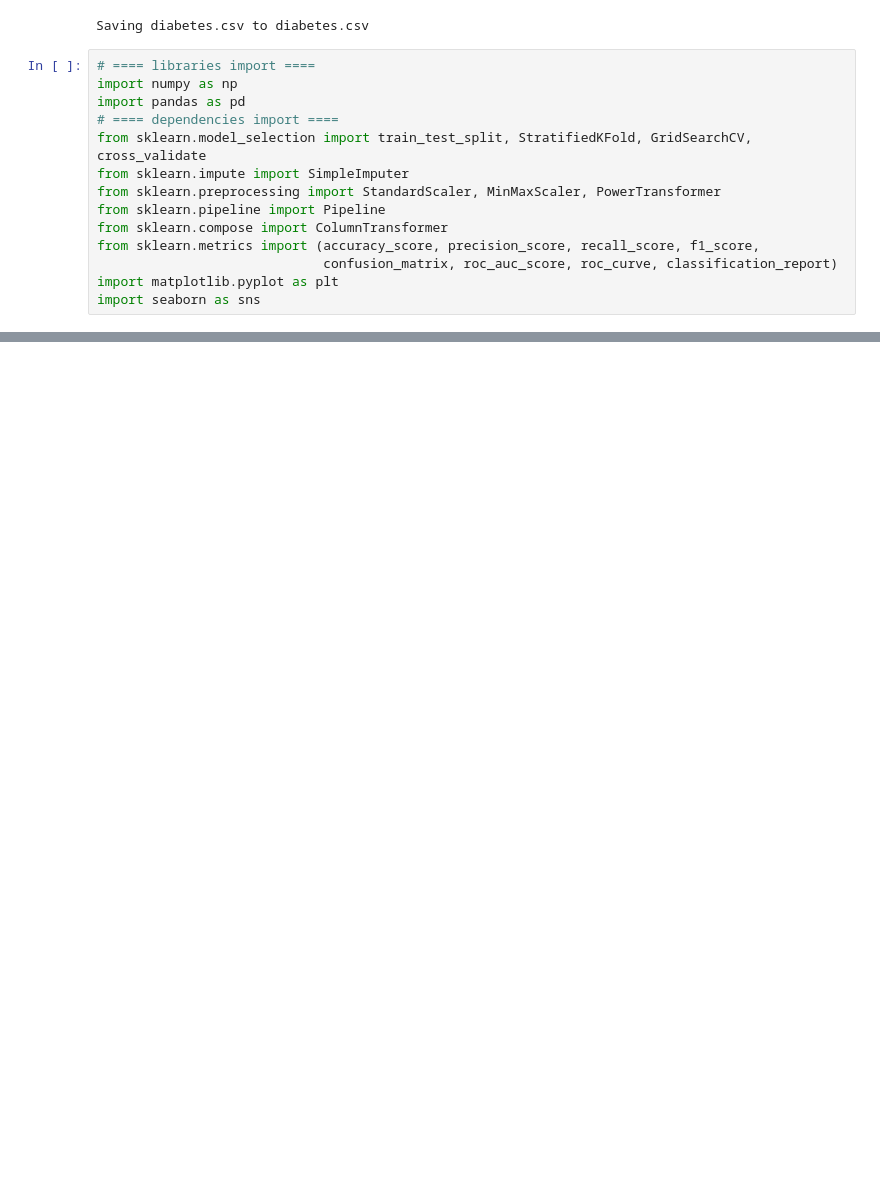
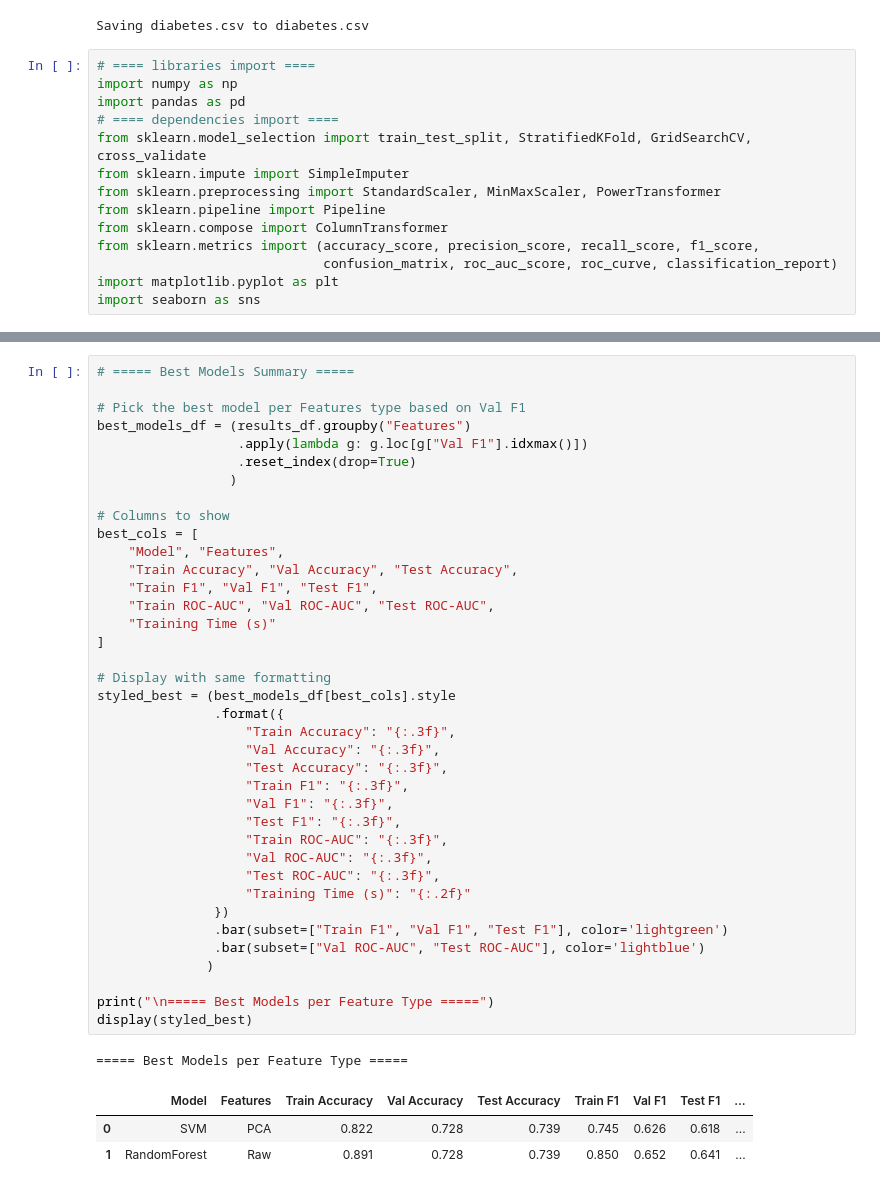
Before and after one commit to Alx-a-cod/MLiterallyConfused, a Jupyter notebook: ML_Assignment_1.ipynb, the cells around one changed output, grey strips where cells are left out. Saved outputs shown, nothing was run; the diff lists cells and outputs as text; blank space fills up the shorter version.

```diff
--- a/ML_Assignment_1.ipynb
+++ b/ML_Assignment_1.ipynb
@@ -585,0 +652,43 @@ display(summary_df.style.format({
+# %%
+# ===== Best Models Summary =====
+
+# Pick the best model per Features type based on Val F1
+best_models_df = (results_df.groupby("Features")
+                  .apply(lambda g: g.loc[g["Val F1"].idxmax()])
+                  .reset_index(drop=True)
+                 )
+
+# Columns to show
+best_cols = [
+    "Model", "Features",
+    "Train Accuracy", "Val Accuracy", "Test Accuracy",
+    "Train F1", "Val F1", "Test F1",
+    "Train ROC-AUC", "Val ROC-AUC", "Test ROC-AUC",
+    "Training Time (s)"
+]
+
+# Display with same formatting
+styled_best = (best_models_df[best_cols].style
+               .format({
+                   "Train Accuracy": "{:.3f}",
+                   "Val Accuracy": "{:.3f}",
+                   "Test Accuracy": "{:.3f}",
+                   "Train F1": "{:.3f}",
+                   "Val F1": "{:.3f}",
+                   "Test F1": "{:.3f}",
+                   "Train ROC-AUC": "{:.3f}",
+                   "Val ROC-AUC": "{:.3f}",
+                   "Test ROC-AUC": "{:.3f}",
+                   "Training Time (s)": "{:.2f}"
+               })
+               .bar(subset=["Train F1", "Val F1", "Test F1"], color='lightgreen')
+               .bar(subset=["Val ROC-AUC", "Test ROC-AUC"], color='lightblue')
+              )
+
+print("\n===== Best Models per Feature Type =====")
+display(styled_best)
+# %% [output]
+===== Best Models per Feature Type =====
+|  | Model | Features | Train Accuracy | Val Accuracy | Test Accuracy | Train F1 | Val F1 | Test F1 | ... |
+| 0 | SVM | PCA | 0.822 | 0.728 | 0.739 | 0.745 | 0.626 | 0.618 | ... |
+| 1 | RandomForest | Raw | 0.891 | 0.728 | 0.739 | 0.850 | 0.652 | 0.641 | ... |
```
Also changed, not shown: parts of 8 cells of this notebook.
